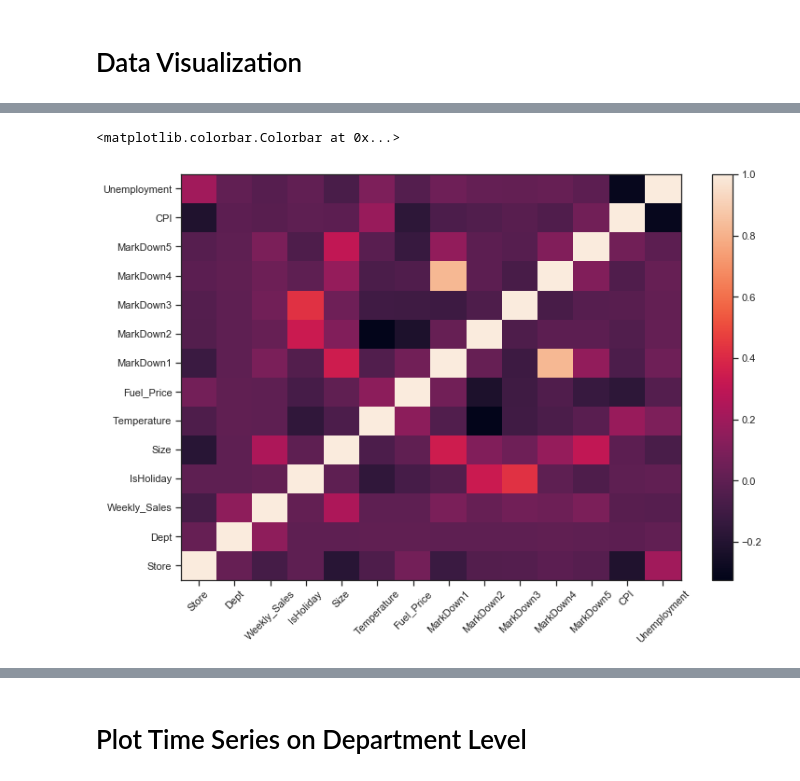
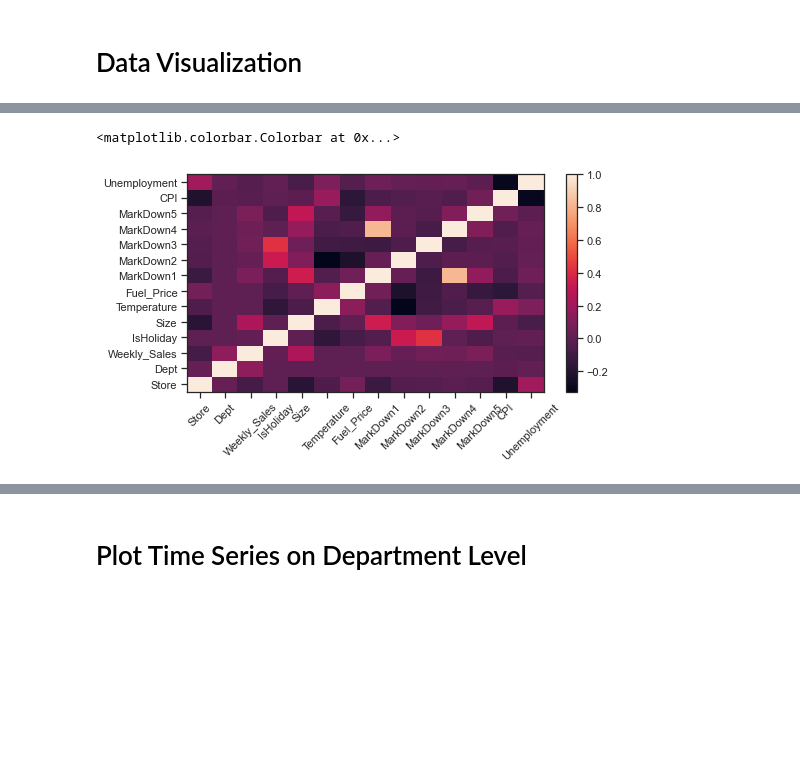
Before and after one commit to dominicdoerig/predicting-sales-data, a Jupyter notebook: warm_up/01_data_exploration.ipynb, the cells around one changed output, grey strips where cells are left out. Saved outputs shown, nothing was run; the diff lists cells and outputs as text; code cells hidden in the pictures; blank space fills up the shorter version.

Commit message:
docstrings added and size of plots decreased

```diff
--- a/warm_up/01_data_exploration.ipynb
+++ b/warm_up/01_data_exploration.ipynb
@@ -303,11 +310,11 @@ scatter(df_merged, 'Dept')
 # %%
-fig = plt.figure(figsize=(12, 8))
+fig = plt.figure(figsize=(8, 4))
 corr = df_merged.corr()
 c = plt.pcolor(corr)
 plt.yticks(np.arange(0.5, len(corr.index), 1), corr.index)
 plt.xticks(np.arange(0.5, len(corr.columns), 1), corr.columns, rotation=45)
 fig.colorbar(c)
 # %% [output]
 <matplotlib.colorbar.Colorbar at 0x...>
-[figure, old version]
+[figure, new version]
 # %%
```
Also changed, not shown: parts of 19 cells of this notebook.
